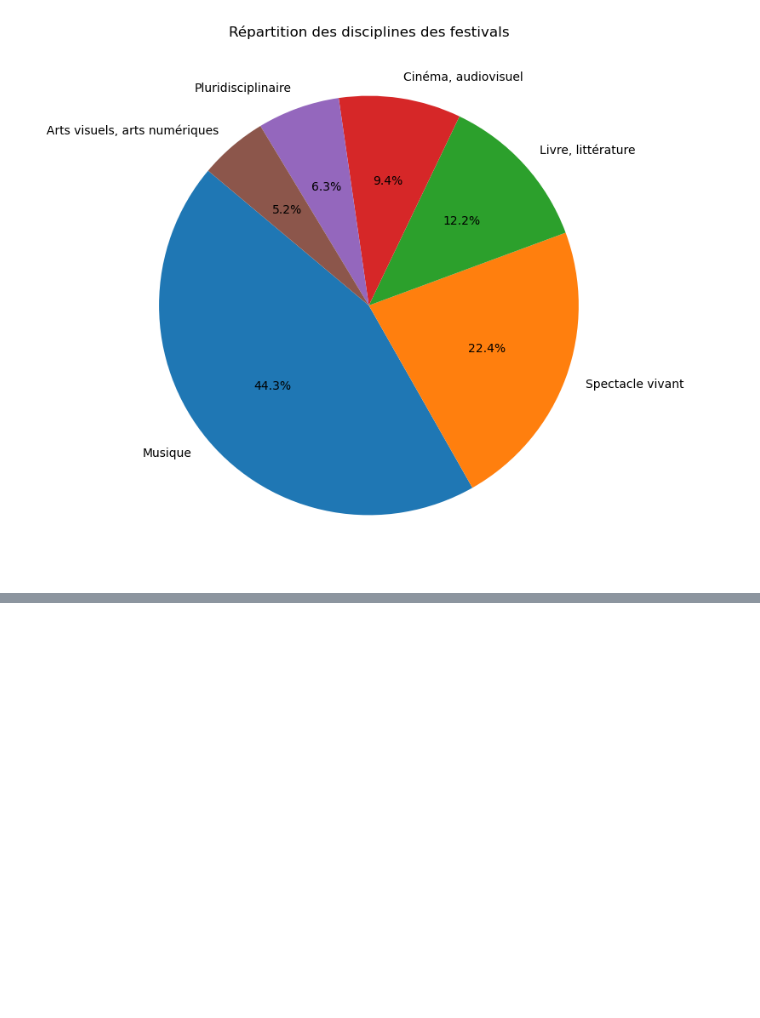
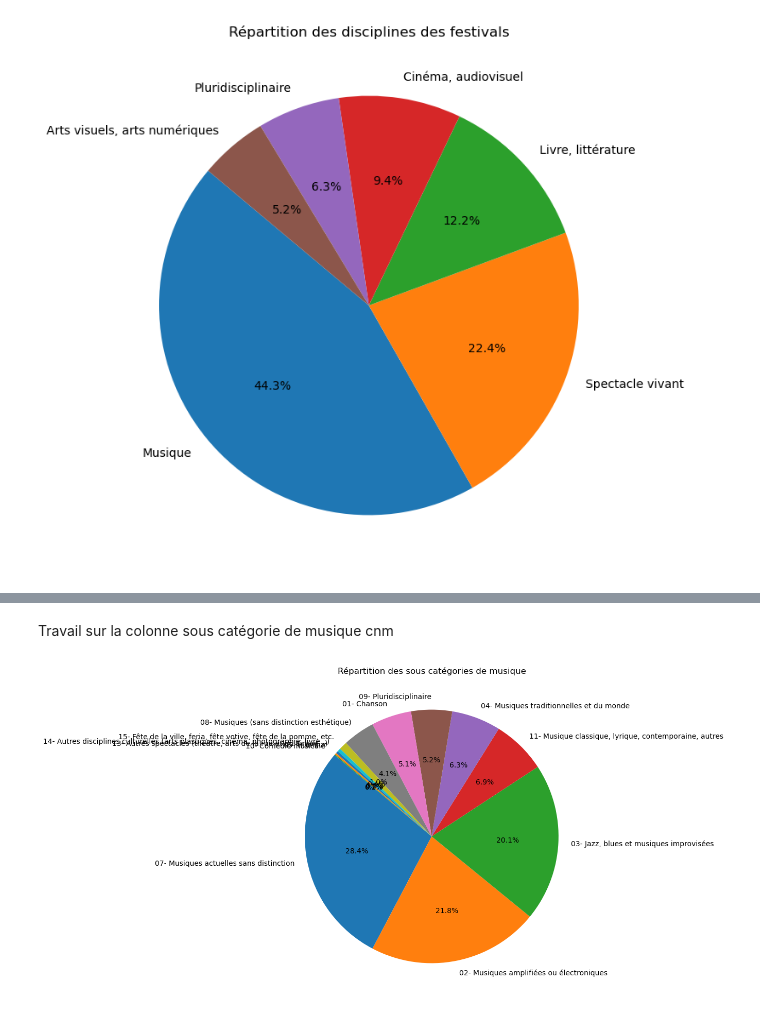
Before and after one commit to MaelieP/Projet-python--, a Jupyter notebook: Débutpython?.ipynb, the cells around one changed output, grey strips where cells are left out. Cells and saved outputs as stored; diff of their text form; code cells hidden in the pictures; blank space fills up the shorter version.

Commit message:
Travail sur les sous catégories de musique

```diff
--- a/Débutpython?.ipynb
+++ b/Débutpython?.ipynb
@@ -209,3 +209,14 @@ plt.show()
 [figure]
 # %% [markdown]
 ![image.png](attachment:image.png)
+# %% [markdown]
+Travail sur la colonne sous catégorie de musique cnm
+# %%
+musique_dom = df_festival['sous_categorie_musique_cnm'].value_counts()
+
+plt.figure(figsize=(8,8))
+plt.pie(musique_dom, labels= musique_dom.index, autopct='%1.1f%%', startangle=140)
+plt.title('Répartition des sous catégories de musique')
+plt.show()
+# %% [output]
+[figure, added]
```
Also changed, not shown: parts of 2 cells of this notebook.
